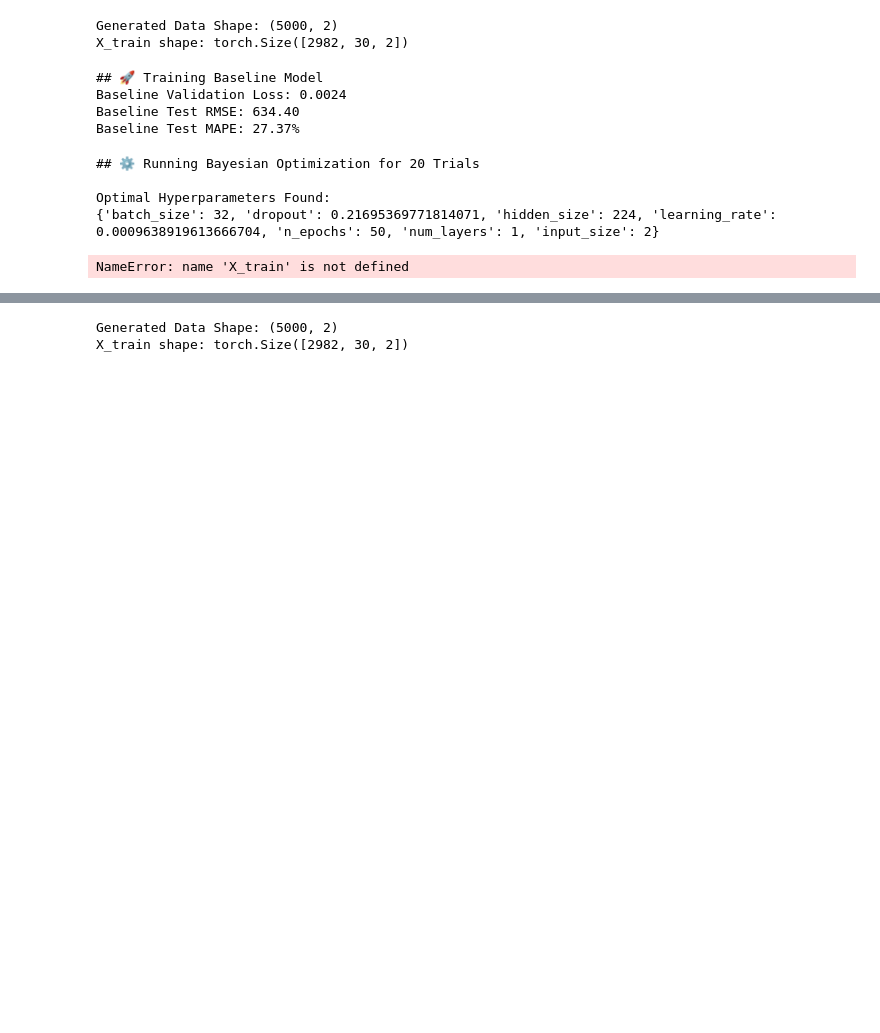
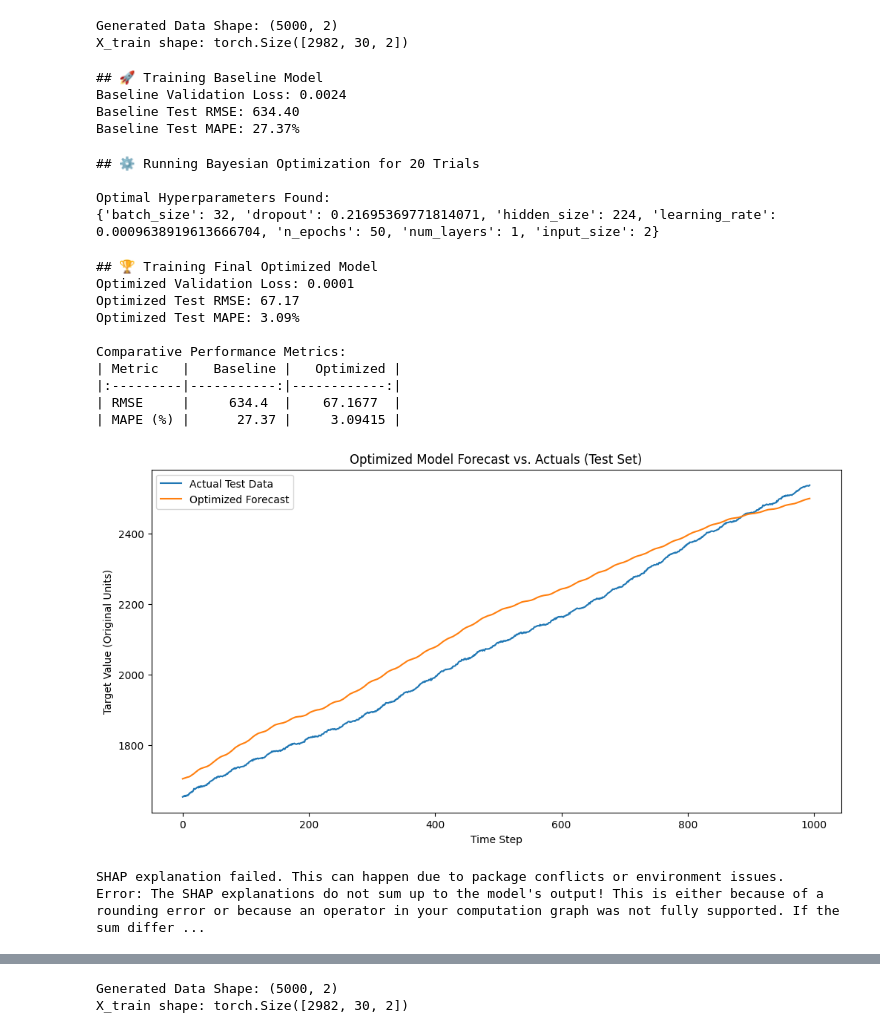
Before and after one commit to nesamathi/ml., a Jupyter notebook: Advanced_Time_Series_LSTM_Forecasting.ipynb, the cells around one changed output, grey strips where cells are left out. Saved outputs shown, nothing was run; the diff lists cells and outputs as text; code cells hidden in the pictures; blank space fills up the shorter version.

```diff
--- a/Advanced_Time_Series_LSTM_Forecasting.ipynb
+++ b/Advanced_Time_Series_LSTM_Forecasting.ipynb
@@ -320,6 +320,10 @@ best_config = {
     'num_layers': 1,
     'input_size': INPUT_SIZE # Ensure input_size is also correctly set
 }
+
+# Re-define baseline metrics as they might not be in scope if previous cells were not re-run
+baseline_rmse = 634.40
+baseline_mape = 27.37
 
 class LSTMForecaster(nn.Module):
     """
@@ -431,10 +435,12 @@ def pytorch_predictor(data):
 # 3. Create the SHAP Explainer
 # Use the DeepExplainer (optimized for Deep Learning models like LSTM)
 try:
-    explainer = shap.DeepExplainer(optimized_model, torch.tensor(explainer_background, dtype=torch.float32))
+    # Changed DeepExplainer to GradientExplainer
+    explainer = shap.GradientExplainer(optimized_model, torch.tensor(explainer_background, dtype=torch.float32))
 
     # 4. Calculate SHAP values for a subset of the test set (e.g., first 50 predictions)
-    shap_values = explainer.shap_values(torch.tensor(explainer_test_data[:50], dtype=torch.float32))[0]
+    # For GradientExplainer, the shap_values method takes the model and the data directly
+    shap_values = explainer.shap_values(torch.tensor(explainer_test_data[:50], dtype=torch.float32))
 
     # 5. Analyze and Visualize SHAP Values
 
@@ -446,32 +452,44 @@ try:
     shap_feature_labels = []
     for t_step in range(LOOKBACK, 0, -1): # t-30 to t-1
         for feature_name in feature_names:
             shap_feature_labels.append(f'{feature_name} (t-{t_step})')
 
     # Reshape the SHAP values from (samples, seq_len, n_features) to (samples, seq_len * n_features)
     # This matches the label list for the summary plot
     shap_values_reshaped = shap_values.reshape(shap_values.shape[0], -1)
 
     print("\n## 📊 SHAP Explainability Analysis")
 
     # Summary Plot: Shows overall feature importance and influence direction
     shap.summary_plot(
         shap_values_reshaped,
         features=explainer_test_data[:50].reshape(50, -1),
         feature_names=shap_feature_labels,
         max_display=20 # Show top 20 most influential time/feature combinations
     )
     #
     # Force Plot for a specific prediction (e.g., the first test sample)
     shap.force_plot(
-        explainer.expected_value[0],
+        explainer.expected_value,
         shap_values_reshaped[0, :],
         explainer_test_data[0].reshape(-1),
         feature_names=shap_feature_labels
     )
     #
 except Exception as e:
     print(f"\nSHAP explanation failed. This can happen due to package conflicts or environment issues.")
     print(f"Error: {e}")
 # %% [output]
-NameError: name 'X_train' is not defined
+## 🏆 Training Final Optimized Model
+Optimized Validation Loss: 0.0001
+Optimized Test RMSE: 67.17
+Optimized Test MAPE: 3.09%
+
+Comparative Performance Metrics:
+| Metric   |   Baseline |   Optimized |
+|:---------|-----------:|------------:|
+| RMSE     |     634.4  |    67.1677  |
+| MAPE (%) |      27.37 |     3.09415 |
+[figure, added]
+SHAP explanation failed. This can happen due to package conflicts or environment issues.
+Error: The SHAP explanations do not sum up to the model's output! This is either because of a rounding error or because an operator in your computation graph was not fully supported. If the sum differ ...
```
Also changed, not shown: parts of 1 cell of this notebook.
